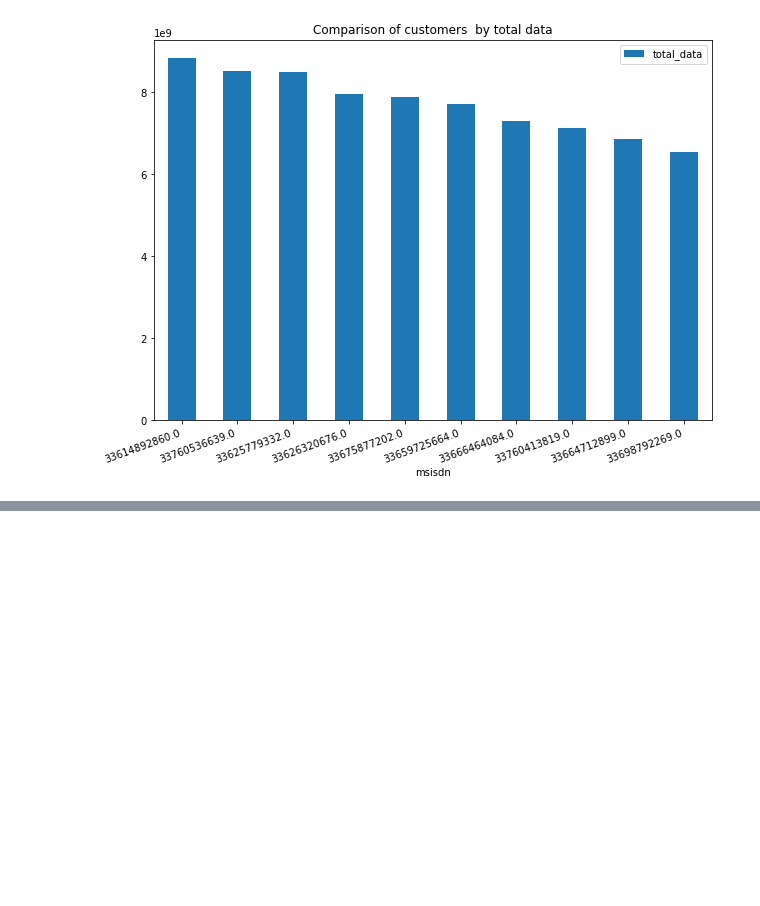
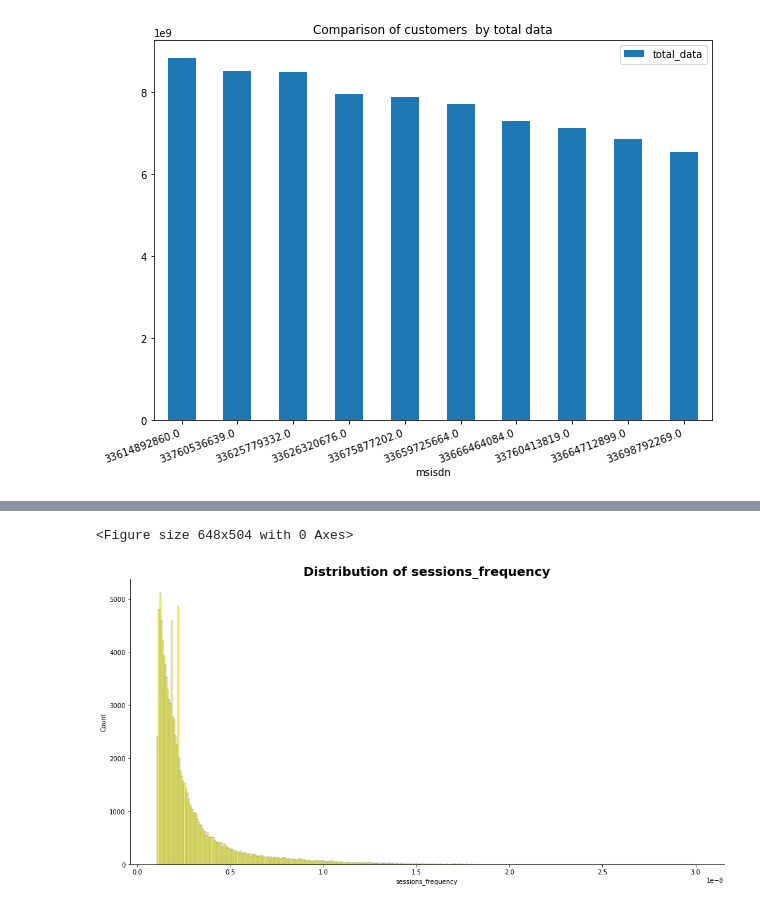
Before and after one commit to Bina-man/Telecom-Data, a Jupyter notebook: notebooks/User Engagement analysis.ipynb, the cells around one changed output, grey strips where cells are left out. Saved outputs shown, nothing was run; the diff lists cells and outputs as text; code cells hidden in the pictures; blank space fills up the shorter version.

```diff
--- a/notebooks/User Engagement analysis.ipynb
+++ b/notebooks/User Engagement analysis.ipynb
@@ -120,0 +124,5 @@ plt.show()
+# %%
+
+engagment_metrics = renamed_df.groupby('msisdn').agg({'bearer_id': 'count','duration': 'sum', 'total_data': 'sum',})
+engagment_metrics = engagment_metrics.rename(columns={'bearer_id': 'sessions_frequency', 'total_data': 'total_traffic'})
+engagment_metrics.sort_values(by=['sessions_frequency'], ascending=False).head(10)
@@ -120,0 +142,9 @@ plt.show()
+# %%
+# create an object called helperTelecom from TelecomHelper class
+helperTelecom = TelecomHelper
+# %%
+
+cleaned_engagment_metrics = helperTelecom.handle_outliers(engagment_metrics, 'sessions_frequency')
+cleaned_engagment_metrics = helperTelecom.handle_outliers(cleaned_engagment_metrics, 'duration')
+cleaned_engagment_metrics = helperTelecom.handle_outliers(cleaned_engagment_metrics, 'total_traffic')
+cleaned_engagment_metrics.describe()
@@ -120,0 +161,3 @@ plt.show()
+# %%
+normalized_metrics = helperTelecom.normalizer(cleaned_engagment_metrics, ['sessions_frequency', 'duration', 'total_traffic'])
+normalized_metrics.describe()
@@ -120,0 +174,6 @@ plt.show()
+# %%
+
+plot_hist(normalized_metrics, 'sessions_frequency', 'yellow')
+# %% [output]
+<Figure size 648x504 with 0 Axes>
+[figure, added]
```
Also changed, not shown: parts of 10 cells of this notebook, 1 other file.
